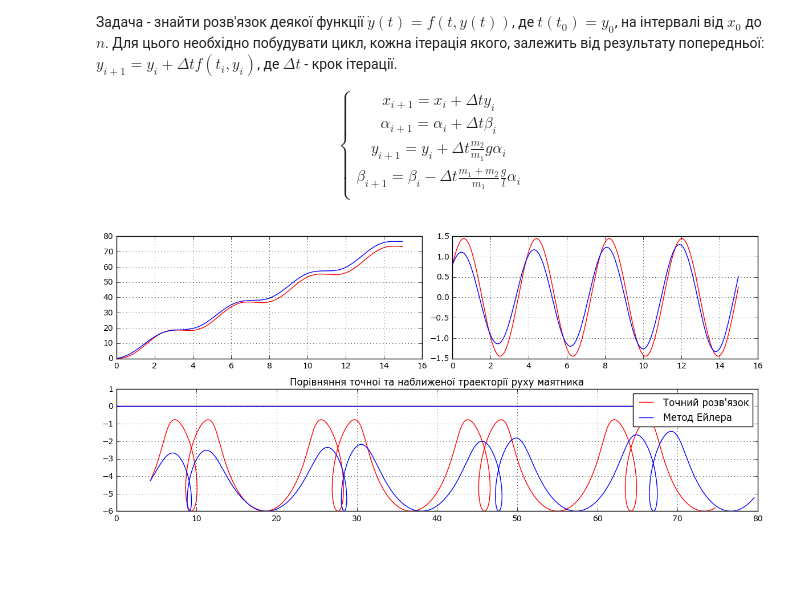
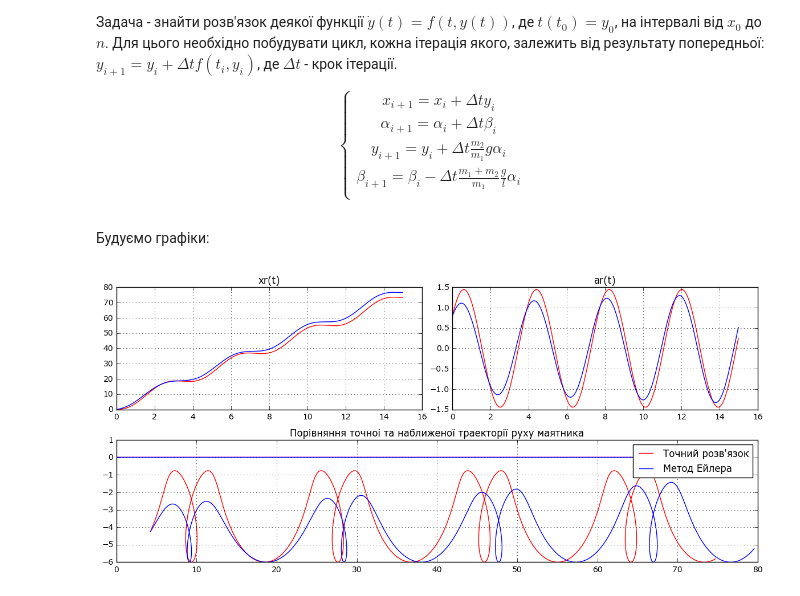
Before and after one commit to nickwave/math_modelling, a Jupyter notebook: pendulum_model.ipynb, the cells around one changed output. Saved outputs shown, nothing was run; the diff lists cells and outputs as text; code cells hidden in the pictures; blank space fills up the shorter version.

```diff
--- a/pendulum_model.ipynb
+++ b/pendulum_model.ipynb
@@ -117,10 +117,10 @@ font = {'family': 'Verdana',
 rc('font', **font)
 
 # Оголошуємо функції.
-def ar(m1, m2, l, a0, v0, x0, t):
+def ar():
     return v0*sqrt(m1)*sqrt(l)*sin(sqrt(g)*sqrt(m1+m2)*t/(sqrt(m1)*sqrt(l)))/(sqrt(g)*sqrt(m1+m2))+a0*cos(sqrt(g)*sqrt(m1+m2)*t/(sqrt(m1)*sqrt(l)))
 
-def xr(m1, m2, l, a0, v0, x0, t):
+def xr():
     return -(1.0/(m1+m2))*(sin(sqrt(g)*sqrt(m1+m2)*t/(sqrt(m1)*sqrt(l)))*l**(3.0/2.0)*v0*sqrt(m1)*m2/(sqrt(g)*sqrt(m1+m2))+cos(sqrt(g)*sqrt(m1+m2)*t/(sqrt(m1)*sqrt(l)))*a0*l*m2-(l*v0*m2*t*m1/(m1+m2))-(l*v0*(m2**2.0)*t/(m1+m2))-((a0*l*m2+m1*x0+m2*x0)*m1/(m1+m2))-((a0*l*m2+m1*x0+m2*x0)*m2/(m1+m2)))
 # %% [markdown]
 А також функції для визначення положення підвісу та вантажу у довільний момент часу:
@@ -128,15 +128,15 @@ def xr(m1, m2, l, a0, v0, x0, t):
 * $x_1(t) = x(t)$
 * $x_2(t) = x_1(t)+lsin(\alpha(t))$
 * $y_2(t) = -lcos(\alpha(t))$
-# %%
-def x1(m1, m2, l, a0, v0, x0, t):
-    return xr(m1, m2, l, a0, v0, x0, t)
-
-def x2(m1, m2, l, a0, v0, x0, t):
-    return x1(m1, m2, l, a0, v0, x0, t)+l*sin(ar(m1, m2, l, a0, v0, x0, t))
-
-def y2(m1, m2, l, a0, v0, x0, t):
-    return -l*cos(ar(m1, m2, l, a0, v0, x0, t))
+# %%
+def x1():
+    return xr()
+
+def x2():
+    return x1()+l*sin(ar())
+
+def y2():
+    return -l*cos(ar())
 # %% [markdown]
 Визначаємо початкові умови:
 # %%
@@ -261,26 +263,30 @@ def aproxy_x2():
     return x+l*sin(a)
 def aproxy_y2():
     return -l*cos(a)
+# %% [markdown]
+Будуємо графіки:
 # %%
 figure2 = plt.figure()
 plot4 = figure2.add_subplot(3, 2, 1)
 plot5 = figure2.add_subplot(3, 2, 2)
 plot6 = figure2.add_subplot(3, 1, 2)
 for ax in figure2.axes:
     ax.grid(True)
 plt.subplots_adjust(top=2.0, right=2.0, wspace=0.10, hspace=0.25)
 
-plot4.plot(t, xr(m1, m2, l, a0, v0, x0, t), 'r')
+plot4.plot(t, xr(), 'r')
 plot4.plot(t, x, 'b')
-plot5.plot(t, ar(m1, m2, l, a0, v0, x0, t), 'r')
+plot5.plot(t, ar(), 'r')
 plot5.plot(t, a, 'b')
-plot6.plot(x1(m1, m2, l, a0, v0, x0, t), [0.01 for i in range(len(t))], 'r')
+plot6.plot(x1(), [0.01 for i in range(len(t))], 'r')
 plot6.plot(aproxy_x1(), [0.01 for i in range(len(t))], 'b')
-plot6.plot(x2(m1, m2, l, a0, v0, x0, t), y2(m1, m2, l, a0, v0, x0, t), 'r', label=u'Точний розв\'язок')
+plot6.plot(x2(), y2(), 'r', label=u'Точний розв\'язок')
 plot6.plot(aproxy_x2(), aproxy_y2(), 'b', label=u'Метод Ейлера')
+plot4.set_title(u'xr(t)')
+plot5.set_title(u'ar(t)')
 plot6.set_title(u'Порівняння точноі та наближеної траекторії руху маятника')
 plot6.legend(loc='upper right')
 
 plt.show()
 # %% [output]
-[figure, old version]
+[figure, new version]
```
Also changed, not shown: parts of 1 cell of this notebook.
